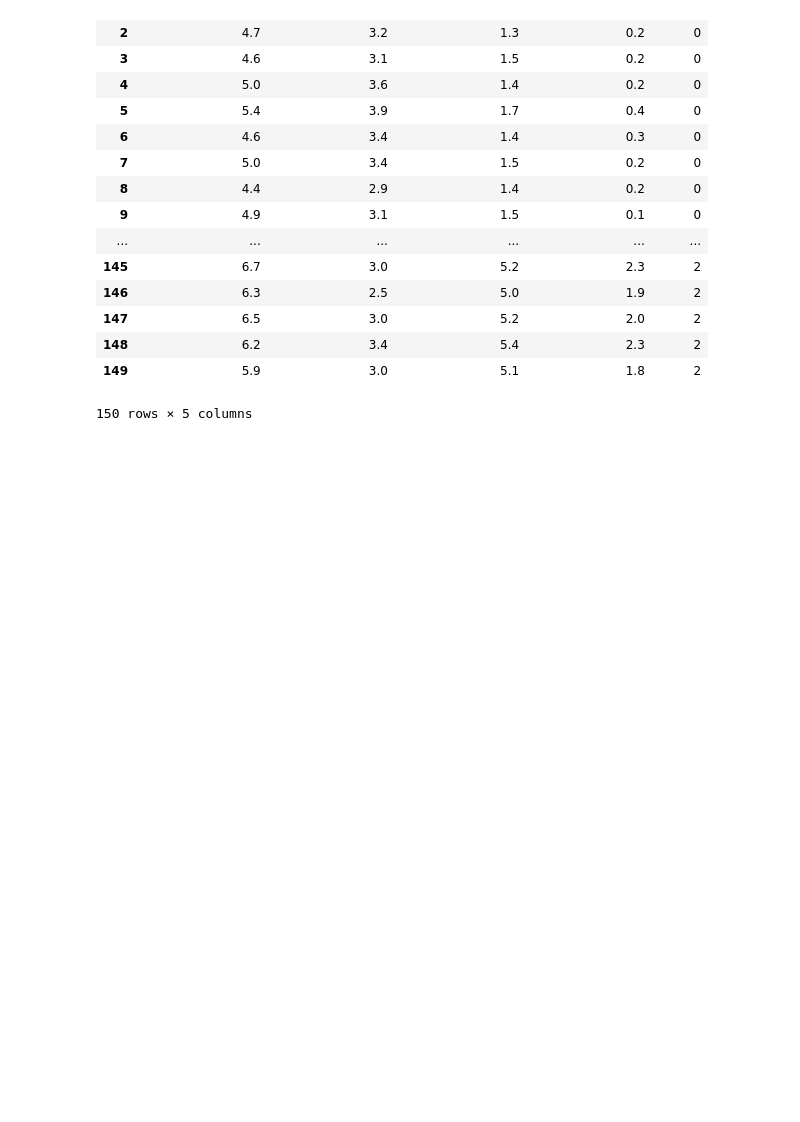
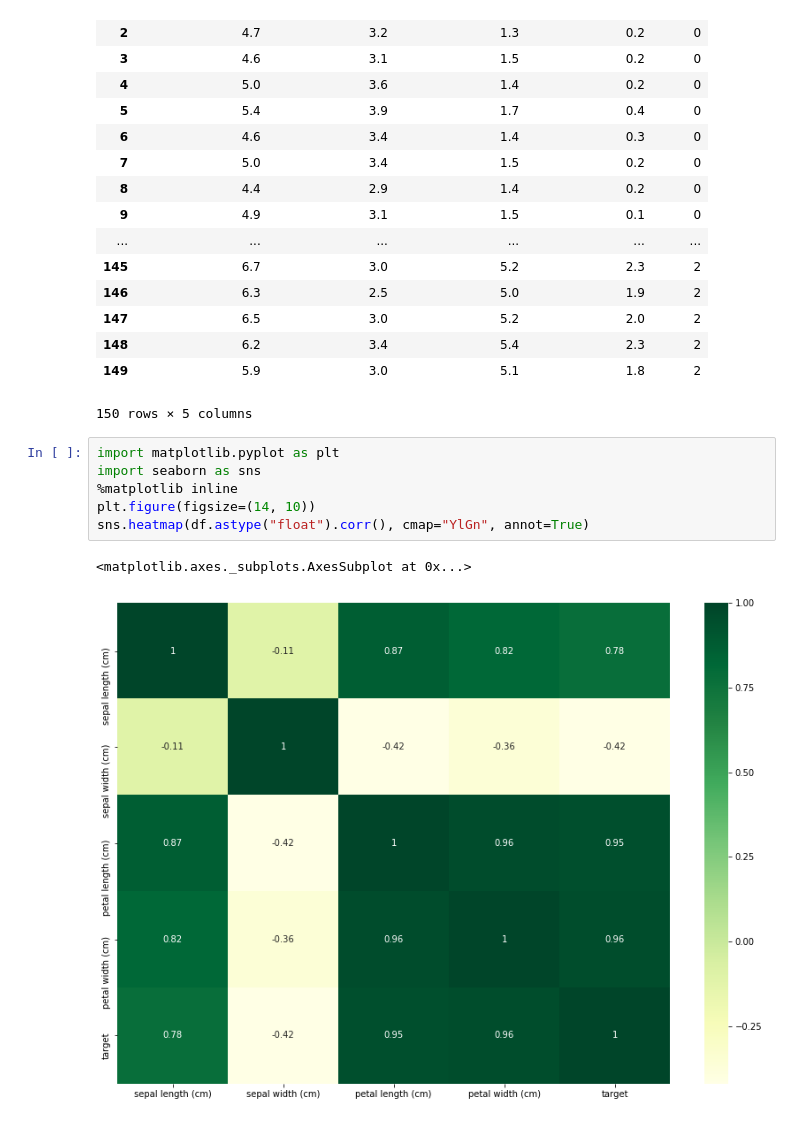
Before and after one commit to Elwing-Chou/mlclass2, a Jupyter notebook: ClassificationTree.ipynb, the cells around one changed output. Saved outputs shown, nothing was run; the diff lists cells and outputs as text; blank space fills up the shorter version.

```diff
--- a/ClassificationTree.ipynb
+++ b/ClassificationTree.ipynb
@@ -45,3 +45,12 @@ df
 | 148 | 6.2 | 3.4 | 5.4 | 2.3 | 2 |
 | 149 | 5.9 | 3.0 | 5.1 | 1.8 | 2 |
 150 rows × 5 columns
+# %%
+import matplotlib.pyplot as plt
+import seaborn as sns
+%matplotlib inline
+plt.figure(figsize=(14, 10))
+sns.heatmap(df.astype("float").corr(), cmap="YlGn", annot=True)
+# %% [output]
+<matplotlib.axes._subplots.AxesSubplot at 0x...>
+[figure, added]
```
Also changed, not shown: parts of 5 cells of this notebook.
